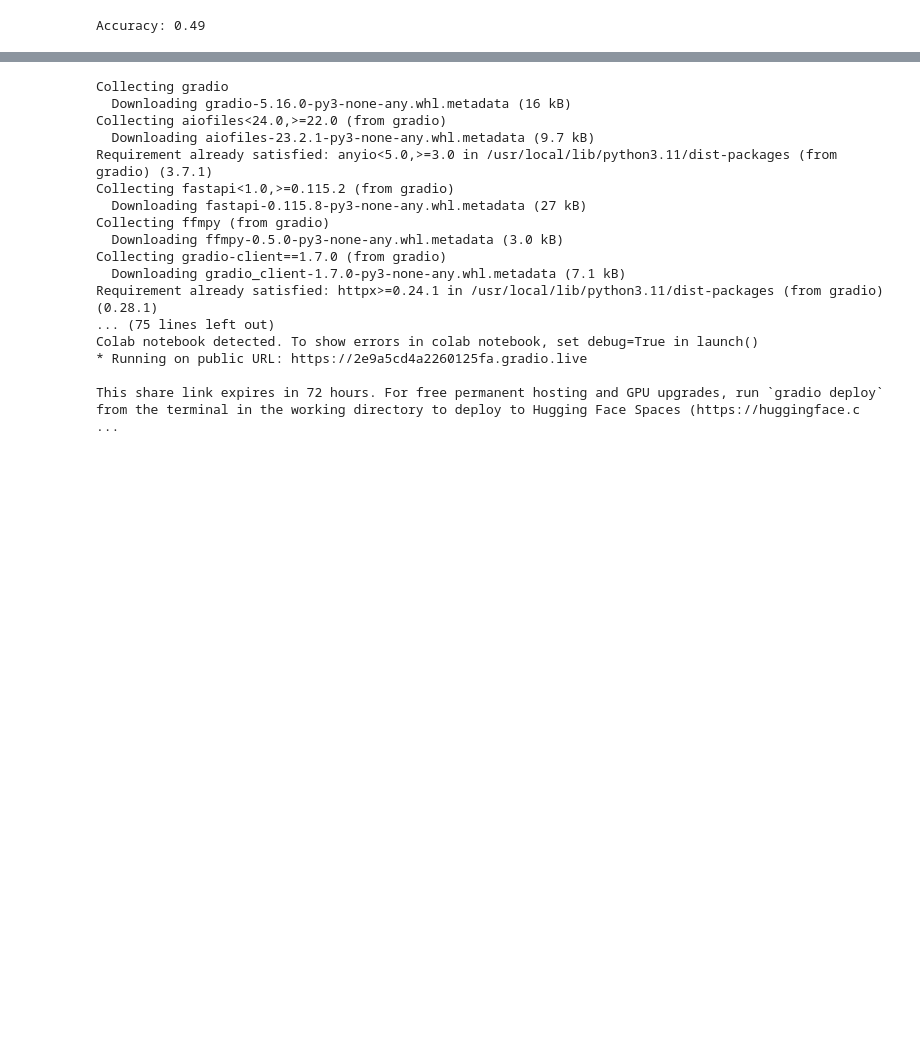
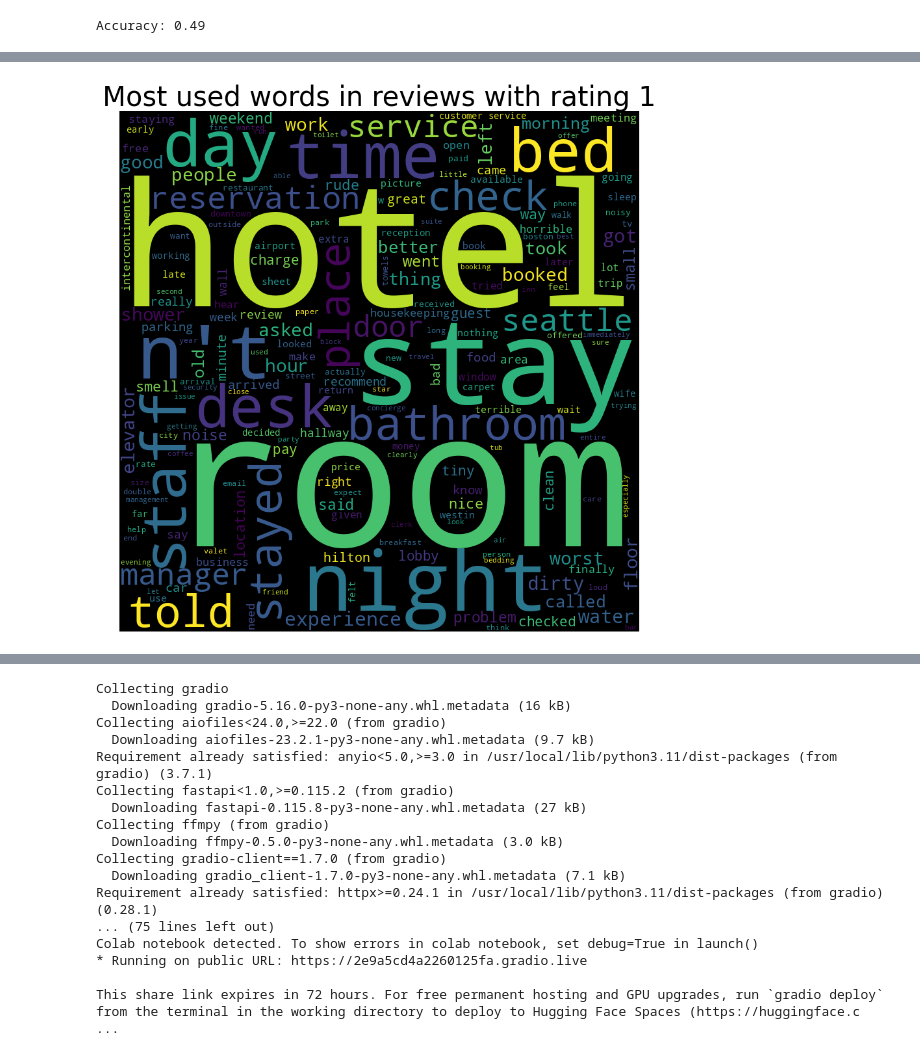
Before and after one commit to alenready/ML_AI_ICT-Assignments, a Jupyter notebook: Thetabot_gradio.ipynb, the cells around one changed output, grey strips where cells are left out. Cells and saved outputs as stored; diff of their text form; code cells hidden in the pictures; blank space fills up the shorter version.

```diff
--- a/Thetabot_gradio.ipynb
+++ b/Thetabot_gradio.ipynb
@@ -452,0 +568,4 @@ def predict_rating(review):
+# %%
+wordCloud_generator(data['Review'][data['Rating']==1], title="Most used words in reviews with rating 1")
+# %% [output]
+[figure, added]
```
Also changed, not shown: parts of 32 cells of this notebook.
